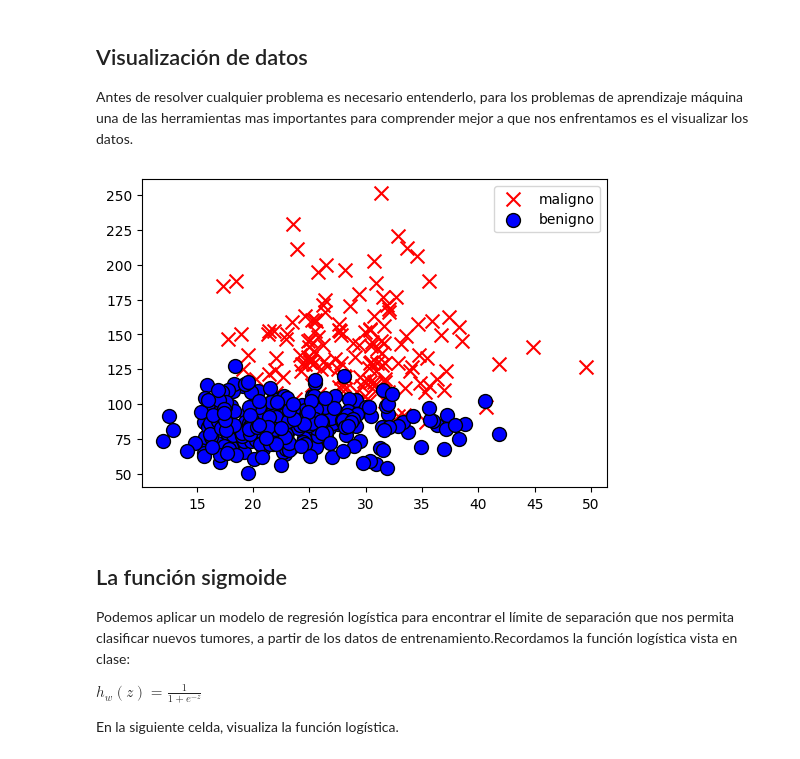
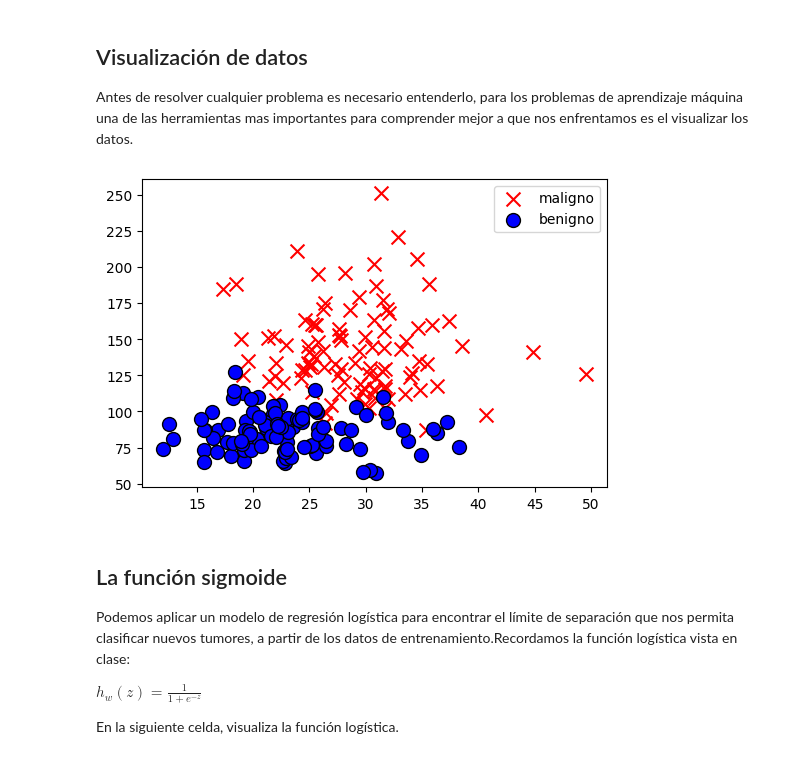
Before and after one commit to JessicaBorja/ML23, a Jupyter notebook: ml23/ejercicio_2_LogisticReg/logistic_regression.ipynb, the cells around one changed output. Drawn from its saved outputs; the diff is of its cells as text; code cells hidden in the pictures.

Commit message:
correcion usando dp_to_plot

```diff
--- a/ml23/ejercicio_2_LogisticReg/logistic_regression.ipynb
+++ b/ml23/ejercicio_2_LogisticReg/logistic_regression.ipynb
@@ -83,38 +83,38 @@ dp_to_plot = 100
 # Grafica los datos malignos
 malignant_entries = data_train[malignant_idcs]
 ax.scatter(
     # TODO: Ingresa los datos a graficar
     # ====== Start of solution =====
     #Utilizamos : para any data
     # 0 es primera columna = valores x
     # 1 es la segunda columna = valores y
-    x=malignant_entries[:, 0],
-    y=malignant_entries[:, 1],
+    x=malignant_entries[:dp_to_plot, 0],
+    y=malignant_entries[:dp_to_plot, 1],
     # ====== End of solution =====
     s=100,
     color="r",
     marker="x",
     label="maligno"
 )
 
 # Grafica los datos benignos
 benign_entries = data_train[benign_idcs]
 ax.scatter(
     # TODO: Ingresa los datos a graficar
     # ====== Start of solution =====
-    x=benign_entries[:, 0],
-    y=benign_entries[:, 1],
+    x=benign_entries[:dp_to_plot, 0],
+    y=benign_entries[:dp_to_plot, 1],
     # ====== End of solution =====
     s=100,
     color="b",
     edgecolor='black',
     marker="o",
     label="benigno"
 )
 plt.legend()
 plt.show()
 # %% [output]
-[figure, old version]
+[figure, new version]
 # %% [markdown]
 ## La función sigmoide
 Podemos aplicar un modelo de regresión logística para encontrar el límite de separación que nos permita clasificar nuevos tumores, a partir de los datos de entrenamiento.Recordamos la función logística vista en clase:
```
Also changed, not shown: parts of 1 cell of this notebook.
